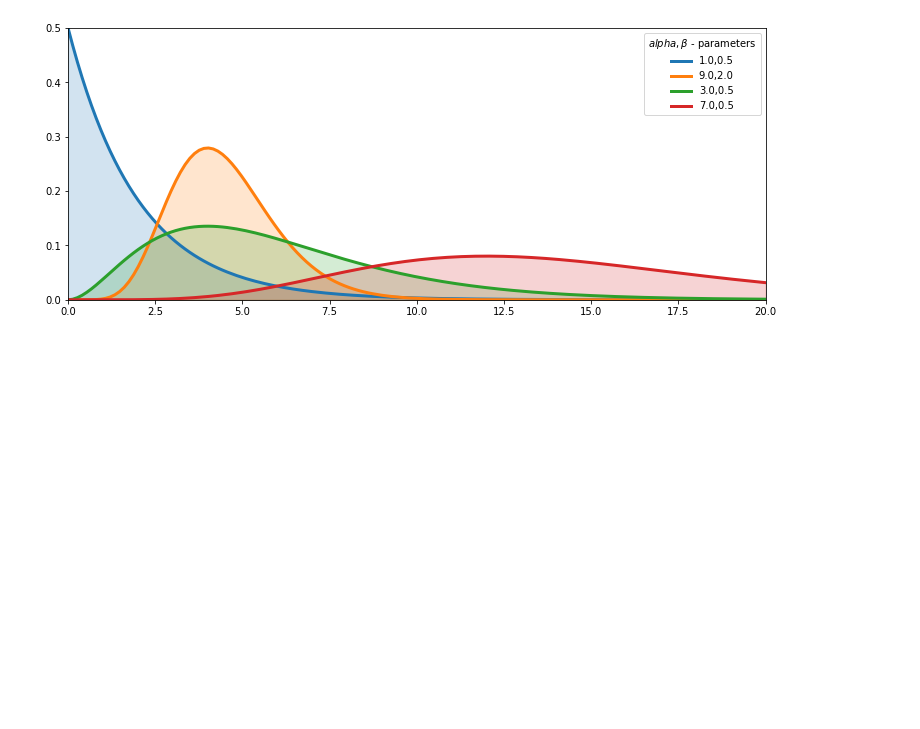
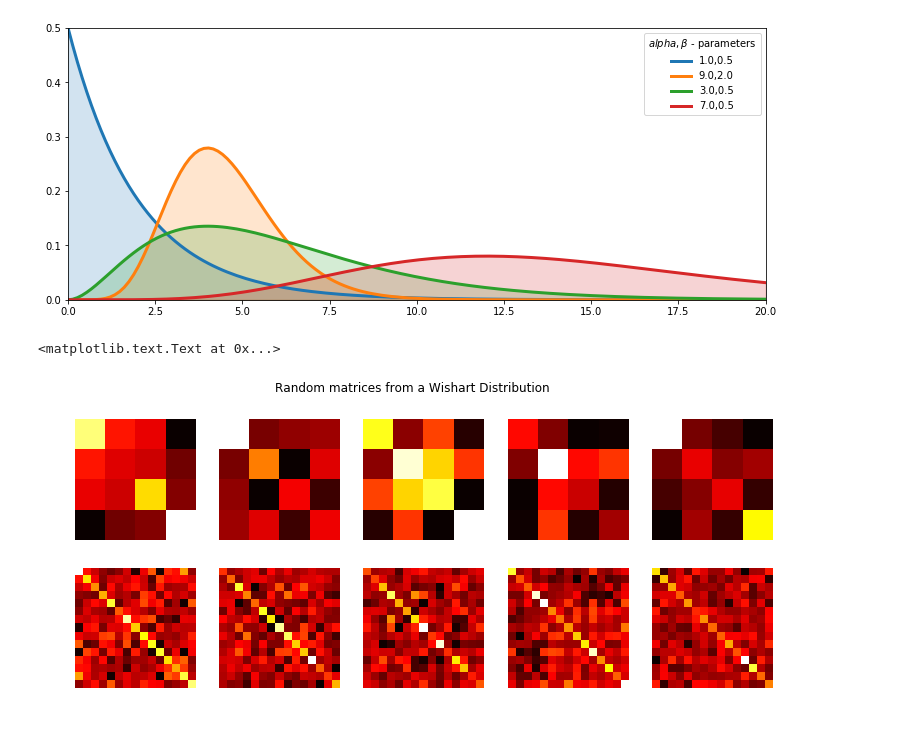
Before and after one commit to TanUkkii007/Probabilistic-Programming-and-Bayesian-Methods-for-Hackers, a Jupyter notebook: ch06/Ch6_Priors_PyMC3.ipynb, the cells around one changed output. Saved outputs shown, nothing was run; the diff lists cells and outputs as text; code cells hidden in the pictures; blank space fills up the shorter version.

```diff
--- a/ch06/Ch6_Priors_PyMC3.ipynb
+++ b/ch06/Ch6_Priors_PyMC3.ipynb
@@ -44,3 +44,16 @@ plt.legend(title=r"$alpha, \beta$ - parameters")
 # %% [output]
 <matplotlib.legend.Legend at 0x...>
 [figure]
+# %%
+n = 4
+for i in range(10):
+    ax = plt.subplot(2, 5, i+1)
+    if i >= 5:
+        n = 15
+    plt.imshow(stats.wishart.rvs(n+1, np.eye(n)), interpolation="none", cmap="hot")
+    ax.axis("off")
+
+plt.suptitle("Random matrices from a Wishart Distribution")
+# %% [output]
+<matplotlib.text.Text at 0x...>
+[figure, added]
```
Also changed, not shown: parts of 1 cell of this notebook.
